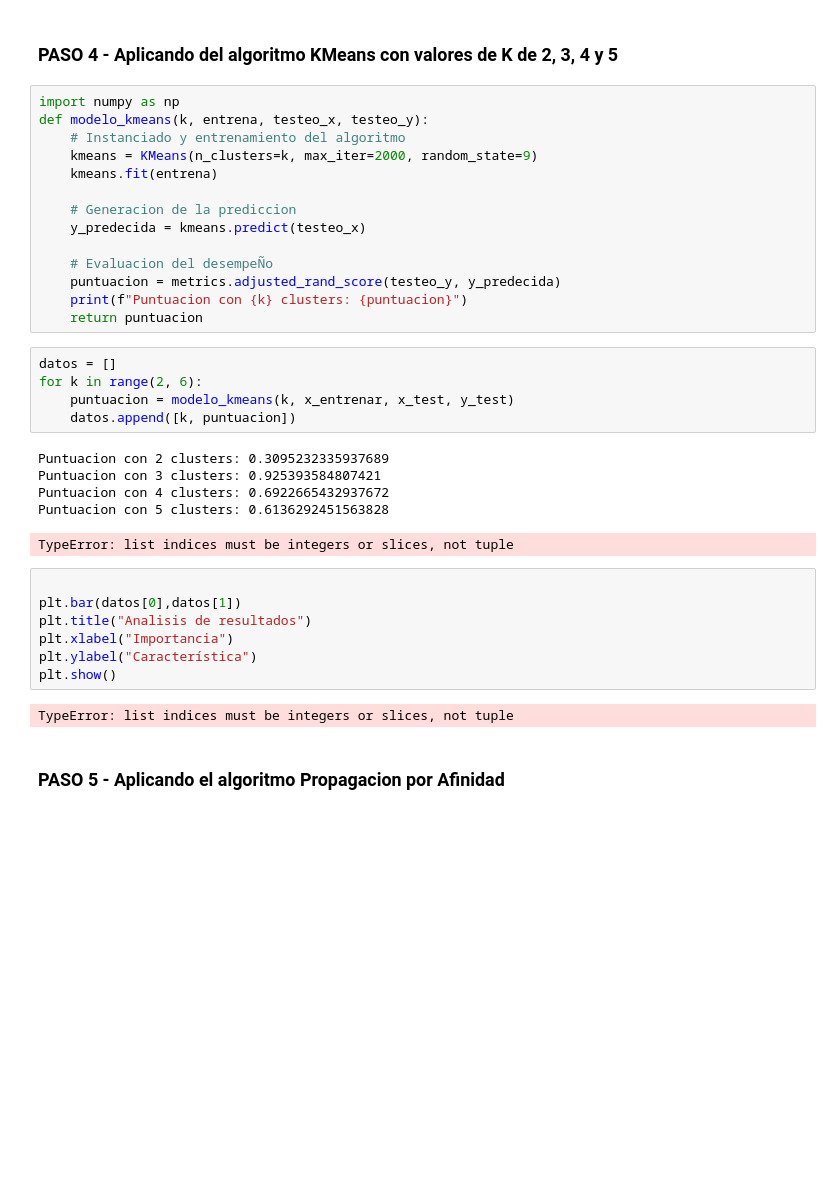
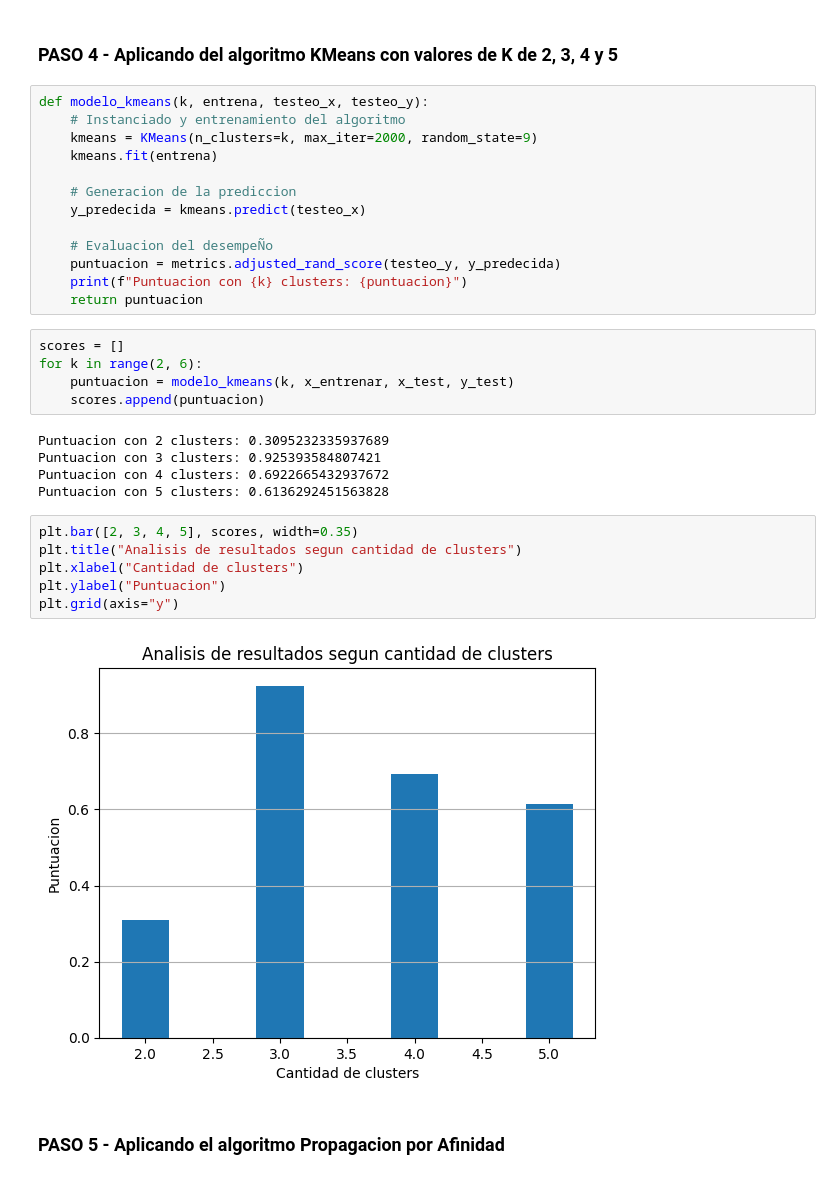
Before and after one commit to keltoi-dev/ejercicios_machine_learning, a Jupyter notebook: ejercicio_final/TPF_Fraga_Ejer1.ipynb, the cells around one changed output. Saved outputs shown, nothing was run; the diff lists cells and outputs as text; blank space fills up the shorter version.

```diff
--- a/ejercicio_final/TPF_Fraga_Ejer1.ipynb
+++ b/ejercicio_final/TPF_Fraga_Ejer1.ipynb
@@ -82,7 +84,6 @@ Testeo normalizado y redimensionado (45, 2)
 # %% [markdown]
 ### PASO 4 - Aplicando del algoritmo KMeans con valores de K de 2, 3, 4 y 5
 # %%
-import numpy as np
 def modelo_kmeans(k, entrena, testeo_x, testeo_y):
 	# Instanciado y entrenamiento del algoritmo
 	kmeans = KMeans(n_clusters=k, max_iter=2000, random_state=9)
@@ -96,25 +97,23 @@ def modelo_kmeans(k, entrena, testeo_x, testeo_y):
 	print(f"Puntuacion con {k} clusters: {puntuacion}")
 	return puntuacion
 # %%
-datos = []
+scores = []
 for k in range(2, 6):
 	puntuacion = modelo_kmeans(k, x_entrenar, x_test, y_test)
-	datos.append([k, puntuacion])
+	scores.append(puntuacion)
 # %% [output]
 Puntuacion con 2 clusters: 0.3095232335937689
 Puntuacion con 3 clusters: 0.925393584807421
 Puntuacion con 4 clusters: 0.6922665432937672
 Puntuacion con 5 clusters: 0.6136292451563828
-TypeError: list indices must be integers or slices, not tuple
 # %%
-
-plt.bar(datos[0],datos[1])
-plt.title("Analisis de resultados")
-plt.xlabel("Importancia")
-plt.ylabel("Característica")
-plt.show()
+plt.bar([2, 3, 4, 5], scores, width=0.35)
+plt.title("Analisis de resultados segun cantidad de clusters")
+plt.xlabel("Cantidad de clusters")
+plt.ylabel("Puntuacion")
+plt.grid(axis="y")
 # %% [output]
-TypeError: list indices must be integers or slices, not tuple
+[figure, added]
 # %% [markdown]
 ### PASO 5 - Aplicando el algoritmo Propagacion por Afinidad
 # %%
```
Also changed, not shown: parts of 5 cells of this notebook, 2 other files.
